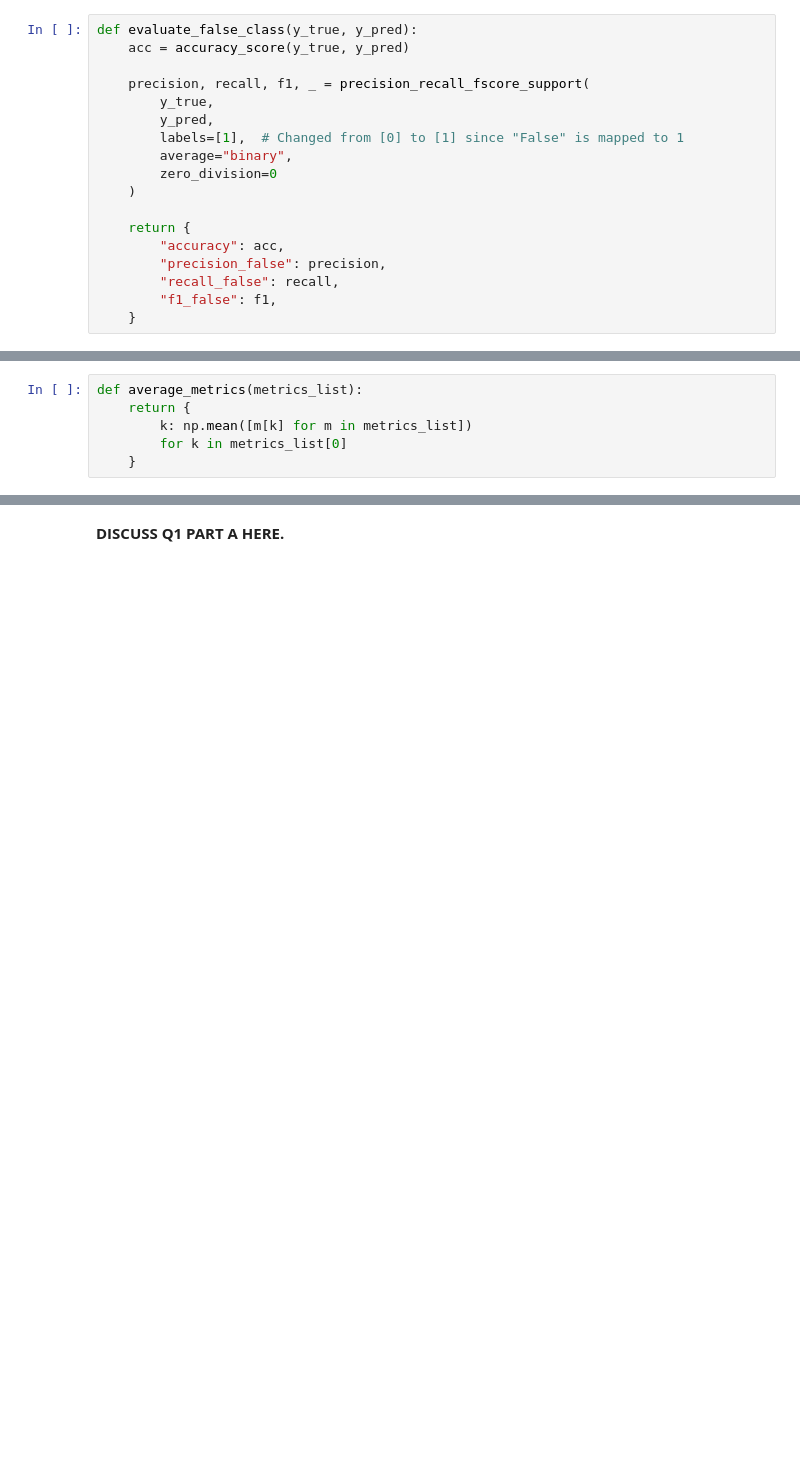
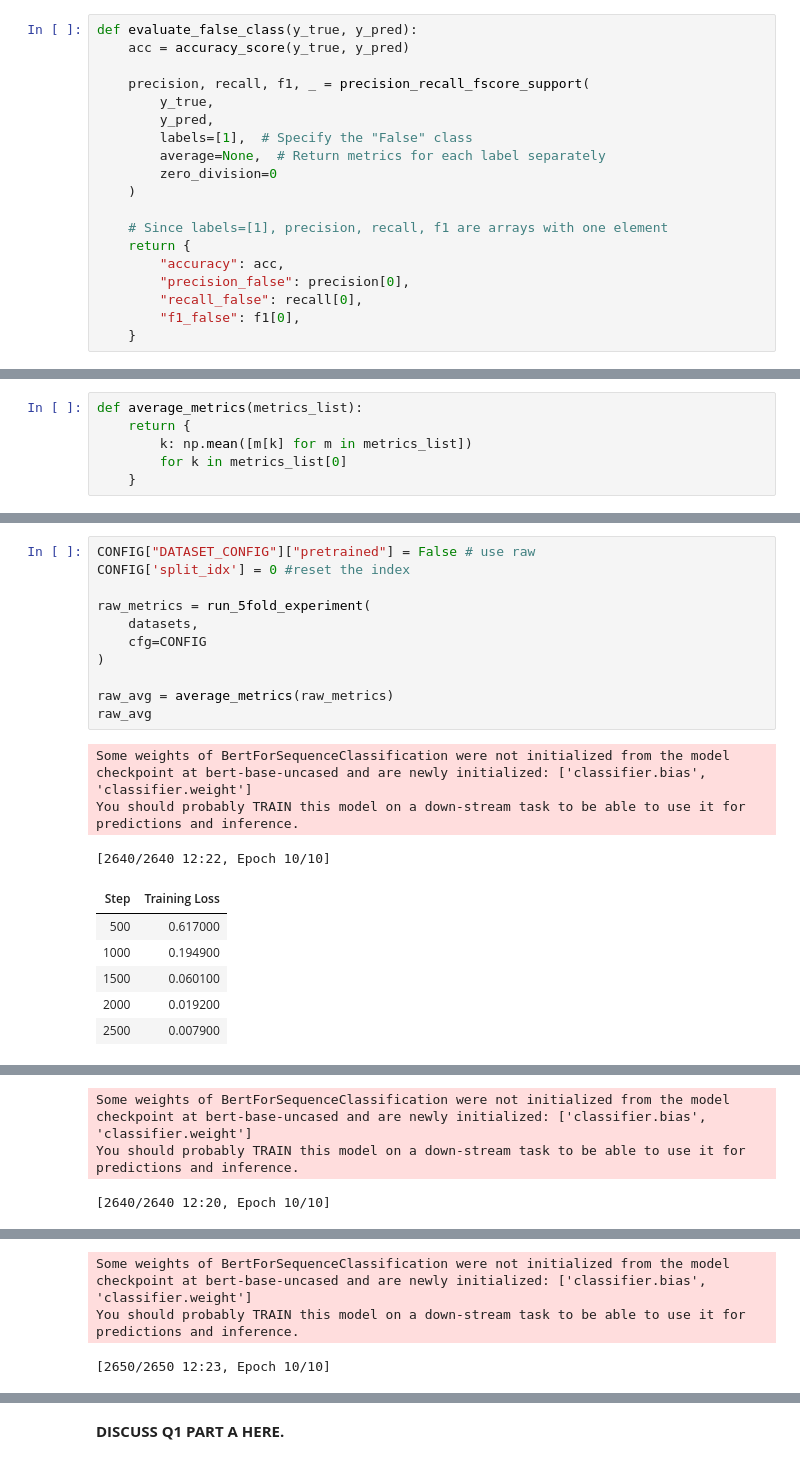
Before and after one commit to AlperenOvak/METU-CENG, a Jupyter notebook: CENG463/PA3/pa3_student_pack/e1234567_ceng463_pa3.ipynb, the cells around one changed output, grey strips where cells are left out. Cells and saved outputs as stored; diff of their text form; blank space fills up the shorter version.

```diff
--- a/CENG463/PA3/pa3_student_pack/e1234567_ceng463_pa3.ipynb
+++ b/CENG463/PA3/pa3_student_pack/e1234567_ceng463_pa3.ipynb
@@ -402,16 +381,17 @@ def evaluate_false_class(y_true, y_pred):
     precision, recall, f1, _ = precision_recall_fscore_support(
         y_true,
         y_pred,
-        labels=[1],  # Changed from [0] to [1] since "False" is mapped to 1
-        average="binary",
+        labels=[1],  # Specify the "False" class
+        average=None,  # Return metrics for each label separately
         zero_division=0
     )
 
+    # Since labels=[1], precision, recall, f1 are arrays with one element
     return {
         "accuracy": acc,
-        "precision_false": precision,
-        "recall_false": recall,
-        "f1_false": f1,
+        "precision_false": precision[0],
+        "recall_false": recall[0],
+        "f1_false": f1[0],
     }
 # %%
 def run_5fold_experiment(datasets, cfg):
@@ -469,0 +477,21 @@ with "TF", but are otherwise identically named to our PyTorch classes. This
+# %%
+CONFIG["DATASET_CONFIG"]["pretrained"] = False # use raw
+CONFIG['split_idx'] = 0 #reset the index
+
+raw_metrics = run_5fold_experiment(
+    datasets,
+    cfg=CONFIG
+)
+
+raw_avg = average_metrics(raw_metrics)
+raw_avg
+# %% [output]
+Some weights of BertForSequenceClassification were not initialized from the model checkpoint at bert-base-uncased and are newly initialized: ['classifier.bias', 'classifier.weight']
+You should probably TRAIN this model on a down-stream task to be able to use it for predictions and inference.
+[2640/2640 12:22, Epoch 10/10]
+| Step | Training Loss |
+| 500 | 0.617000 |
+| 1000 | 0.194900 |
+| 1500 | 0.060100 |
+| 2000 | 0.019200 |
+| 2500 | 0.007900 |
@@ -469,0 +499,3 @@ with "TF", but are otherwise identically named to our PyTorch classes. This
+Some weights of BertForSequenceClassification were not initialized from the model checkpoint at bert-base-uncased and are newly initialized: ['classifier.bias', 'classifier.weight']
+You should probably TRAIN this model on a down-stream task to be able to use it for predictions and inference.
+[2640/2640 12:20, Epoch 10/10]
@@ -469,0 +509,3 @@ with "TF", but are otherwise identically named to our PyTorch classes. This
+Some weights of BertForSequenceClassification were not initialized from the model checkpoint at bert-base-uncased and are newly initialized: ['classifier.bias', 'classifier.weight']
+You should probably TRAIN this model on a down-stream task to be able to use it for predictions and inference.
+[2650/2650 12:23, Epoch 10/10]
```
Also changed, not shown: parts of 4 cells of this notebook.
